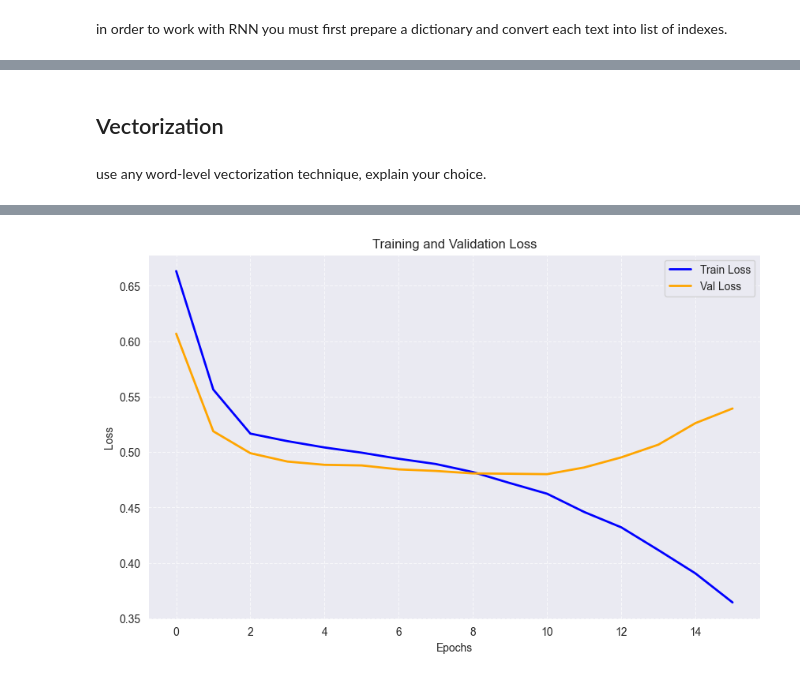
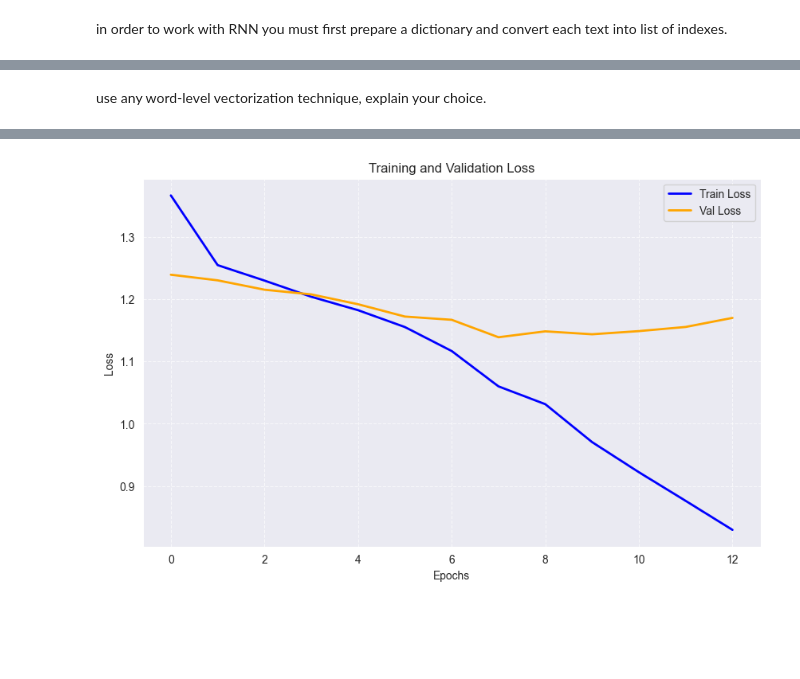
Before and after one commit to Baronofff/Materials, a Jupyter notebook: laboratory works/lab_2/lab_2_baronov.ipynb, the cells around one changed output, grey strips where cells are left out. Cells and saved outputs as stored; diff of their text form; code cells hidden in the pictures; blank space fills up the shorter version.

```diff
--- a/laboratory works/lab_2/lab_2_baronov.ipynb
+++ b/laboratory works/lab_2/lab_2_baronov.ipynb
@@ -491,7 +483,7 @@ df = df[df['genre_proc'].apply(lambda x: len(x.split()) == 1)]
 print(f"Размер датасета после оставления только одного жанра: {len(df)} записей")
 
 genres_count = {}
-for genre in desired_genres:
+for genre in des_genres:
     count = df[df['genre_proc'] == genre].shape[0]
     genres_count[genre] = count
 
@@ -663,17 +652,14 @@ train_df['indices'] = train_df['plot_preprocessed'].apply(text_to_indices)
 val_df['indices'] = val_df['plot_preprocessed'].apply(text_to_indices)
 test_df['indices'] = test_df['plot_preprocessed'].apply(text_to_indices)
 # %%
-from sklearn.preprocessing import MultiLabelBinarizer
+from sklearn.preprocessing import LabelEncoder
 
-genres_list = df_['genre'].apply(lambda x: [x.strip()] if isinstance(x, str) else x)
-all_genres = list(set([genre for sublist in genres_list for genre in sublist]))
+le = LabelEncoder()
+df_['genre_encoded'] = le.fit_transform(df_['genre'])
 
-mlb = MultiLabelBinarizer(classes=all_genres)
-multihot_labels = mlb.fit_transform(genres_list)
-
-train_df['genre_multihot'] = list(multihot_labels[train_df.index])
-val_df['genre_multihot'] = list(multihot_labels[val_df.index])
-test_df['genre_multihot'] = list(multihot_labels[test_df.index])
+train_df['genre_encoded'] = df_.loc[train_df.index, 'genre_encoded']
+val_df['genre_encoded'] = df_.loc[val_df.index, 'genre_encoded']
+test_df['genre_encoded'] = df_.loc[test_df.index, 'genre_encoded']
 # %%
 train_df['genre'].head()
 # %% [output]
@@ -729,5 +703,3 @@ test_loader = DataLoader(test_ds, batch_size=512, shuffle=False)
-# %% [markdown]
-## Vectorization
 # %% [markdown]
 use any word-level vectorization technique, explain your choice.
 # %%
@@ -744,16 +716,19 @@ tfidf = TfidfVectorizer(max_features=5000)
 X_train_tfidf = tfidf.fit_transform(train_df['plot_preprocessed'])
 X_test_tfidf = tfidf.transform(test_df['plot_preprocessed'])
 
+le_baseline = LabelEncoder()
+y_train_encoded = le_baseline.fit_transform(train_df['genre'])
+y_test_encoded = le_baseline.transform(test_df['genre'])
+
 baseline_model = LogisticRegression(max_iter=1000, random_state=42)
-baseline_model.fit(X_train_tfidf, train_df['genre'])
-
+baseline_model.fit(X_train_tfidf, y_train_encoded)
 baseline_preds = baseline_model.predict(X_test_tfidf)
 
 print("Baseline Model Results (Logistic Regression):")
-print(f"Accuracy: {accuracy_score(test_df['genre'], baseline_preds):.4f}")
-print(f"F1-score (micro): {f1_score(test_df['genre'], baseline_preds, average='micro'):.4f}")
+print(f"Accuracy: {accuracy_score(y_test_encoded, baseline_preds):.4f}")
+print(f"F1-score (micro): {f1_score(y_test_encoded, baseline_preds, average='micro'):.4f}")
 print("\nClassification Report:")
-print(classification_report(test_df['genre'], baseline_preds, target_names=desired_genres))
+print(classification_report(y_test_encoded, baseline_preds, target_names=le_baseline.classes_))
 
 
 class RNNModel(nn.Module):
@@ -763,28 +738,25 @@ class RNNModel(nn.Module):
 
         self.rnn = nn.RNN(emb_dim, hidden_dim, batch_first=True, bidirectional=True)
         self.classifier = nn.Sequential(
-            nn.Linear(hidden_dim * 2, 256),
-            nn.ReLU(),
-            nn.Dropout(0.3),
-            nn.Linear(256, 64),
-            nn.ReLU(),
             nn.Dropout(0.5),
-            nn.Linear(64, num_classes),
-            nn.Sigmoid()
+            nn.Linear(hidden_dim * 2, num_classes)
         )
 
     def forward(self, x):
         emb = self.embedding(x)
         _, hidden = self.rnn(emb)
-        cat_hidden = torch.cat((hidden[-2, :, :], hidden[-1, :, :]), dim=1)
-        return self.classifier(cat_hidden)
+        if self.rnn.bidirectional:
+            hidden = torch.cat((hidden[-2], hidden[-1]), dim=1)
+        else:
+            hidden = hidden[-1]
+        return self.classifier(hidden)
 
 
-num_classes = len(desired_genres)
+num_classes = len(des_genres)
 device = torch.device('cuda' if torch.cuda.is_available() else 'cpu')
-model = RNNModel(vocab_size=vocab_size, emb_dim=512, hidden_dim=64, num_classes=num_classes).to(device)
+model = RNNModel(vocab_size=vocab_size, emb_dim=128, hidden_dim=64, num_classes=num_classes).to(device)
 criterion = nn.CrossEntropyLoss()
-optimizer = torch.optim.Adam(model.parameters(), lr=0.001)
+optimizer = torch.optim.Adam(model.parameters(), lr=0.001, weight_decay=1e-4)
 epochs = 30
 patience = 5
 best_val_loss = float('inf')
@@ -852,20 +824,20 @@ plt.show()
 from sklearn.metrics import classification_report, accuracy_score, f1_score
 
 
-def evaluate_model(model, loader, mlb):
+def evaluate_model(model, loader, le):
     model.eval()
     all_preds = []
     all_labels = []
 
     with torch.no_grad():
         for inputs, labels in loader:
-            inputs, labels = inputs.to(device), labels.cpu().numpy()
+            inputs = inputs.to(device)
 
             outputs = model(inputs)
-            predictions = (outputs.cpu().numpy() > 0.5).astype(int)
+            _, predictions = torch.max(outputs, 1)
 
-            all_preds.extend(predictions)
-            all_labels.extend(labels)
+            all_preds.extend(predictions.cpu().numpy())
+            all_labels.extend(labels.cpu().numpy())
 
     all_preds = np.array(all_preds)
     all_labels = np.array(all_labels)
@@ -875,9 +847,9 @@ def evaluate_model(model, loader, mlb):
     print("F1-score (macro):", f1_score(all_labels, all_preds, average='macro'))
 
     print("\nClassification Report:")
-    print(classification_report(all_labels, all_preds, target_names=mlb.classes_))
+    print(classification_report(all_labels, all_preds, target_names=le.classes_))
 
 
-evaluate_model(model, test_loader, mlb)
+evaluate_model(model, test_loader, le)
 # %% [output]
 Baseline Model Results (Logistic Regression):
@@ -900 +872 @@ Early stopping triggered at epoch 16
-[figure, old version]
+[figure, new version]
```
Also changed, not shown: parts of 12 cells of this notebook, 3 other files.
